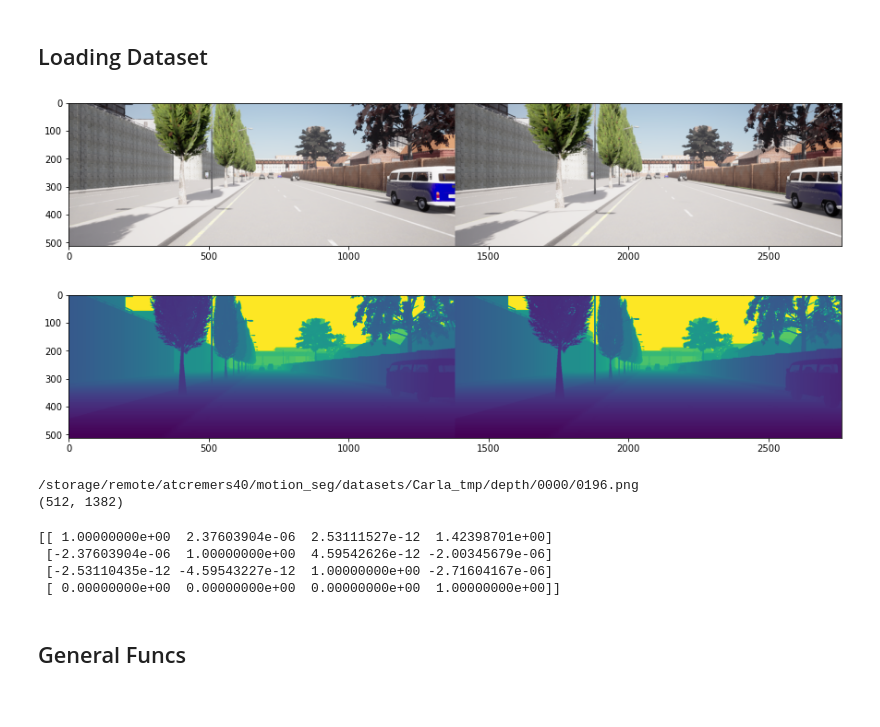
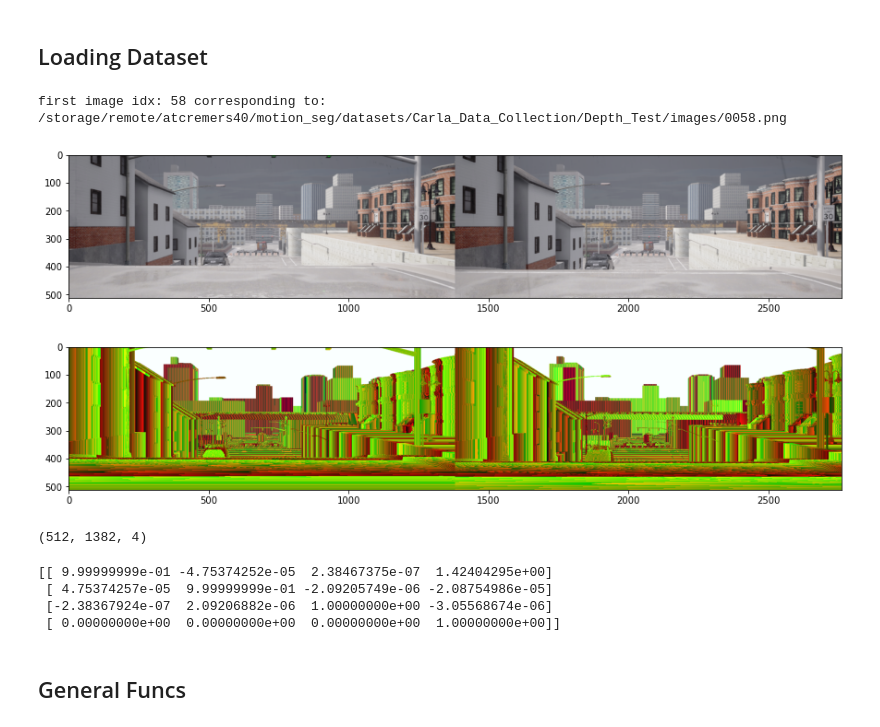
Before and after one commit to jonasdieker/motion_segmentation, a Jupyter notebook: unsupervised/static_scene_flow.ipynb, the cells around one changed output. Drawn from its saved outputs; the diff is of its cells as text; code cells hidden in the pictures.

```diff
--- a/unsupervised/static_scene_flow.ipynb
+++ b/unsupervised/static_scene_flow.ipynb
@@ -14,6 +14,7 @@ import cv2
 
 def read_depth(depth_file):
     depth = io.imread(depth_file)
+    print(depth.shape)
     depth = depth[:, :, 0] * 1.0 + depth[:, :, 1] * 256.0 + depth[:, :, 2] * (256.0 * 256)
     depth = depth * (1/ (256 * 256 * 256 - 1))
     return depth
@@ -31,29 +32,29 @@ def print_matrix(matrix):
         print(matrix[i,:])
     print("\n")
 
-data_root = "/storage/remote/atcremers40/motion_seg/datasets/Carla_tmp/"
-images = sorted(list(glob.glob(os.path.join(data_root, f"images/**/*.png"))))
-transformations = sorted(list(glob.glob(os.path.join(data_root, f"transformations/**/*.json"))))
-depths = sorted(list(glob.glob(os.path.join(data_root, f"depth/**/*.png"))))
-
-first_image_idx = 196
+# data_root = "/storage/remote/atcremers40/motion_seg/datasets/Carla_unsupervised/"
+data_root = "/storage/remote/atcremers40/motion_seg/datasets/Carla_Data_Collection/Depth_Test"
+images = sorted(list(glob.glob(os.path.join(data_root, f"images/*.png"))))
+transformations = sorted(list(glob.glob(os.path.join(data_root, f"transformations/*.json"))))
+depths = sorted(list(glob.glob(os.path.join(data_root, f"depth/raw/*.png"))))
+first_image_idx = np.random.choice(range(len(images)-1))
+first_image_idx = 58
+print(f"first image idx: {first_image_idx} corresponding to: {images[first_image_idx]}")
 offset = 1
 
 plot_pair(images[first_image_idx], images[first_image_idx+offset])
 # %% [output]
+first image idx: 58 corresponding to: /storage/remote/atcremers40/motion_seg/datasets/Carla_Data_Collection/Depth_Test/images/0058.png
-[figure, old version]
+[figure, new version]
 # %%
 depth0 = plt.imread(depths[first_image_idx])
 depth1 = plt.imread(depths[first_image_idx+offset])
 plot_pair(depths[first_image_idx], depths[first_image_idx+offset])
-print(depths[first_image_idx])
-print(depth0.shape)
-# plt.figure(figsize=(30,15))
-# plt.imshow(depth0)
+
+depth1 = read_depth(depths[first_image_idx+offset])
 # %% [output]
-[figure, old version]
+[figure, new version]
-/storage/remote/atcremers40/motion_seg/datasets/Carla_tmp/depth/0000/0196.png
-(512, 1382)
+(512, 1382, 4)
 # %%
 trs_list = []
 for i in range(len(transformations)):
@@ -66,9 +67,9 @@ for i in range(offset-1,0, -1):
 
 print(trs)
 # %% [output]
-[[ 1.00000000e+00  2.37603904e-06  2.53111527e-12  1.42398701e+00]
- [-2.37603904e-06  1.00000000e+00  4.59542626e-12 -2.00345679e-06]
- [-2.53110435e-12 -4.59543227e-12  1.00000000e+00 -2.71604167e-06]
+[[ 9.99999999e-01 -4.75374252e-05  2.38467375e-07  1.42404295e+00]
+ [ 4.75374257e-05  9.99999999e-01 -2.09205749e-06 -2.08754986e-05]
+ [-2.38367924e-07  2.09206882e-06  1.00000000e+00 -3.05568674e-06]
  [ 0.00000000e+00  0.00000000e+00  0.00000000e+00  1.00000000e+00]]
 # %% [markdown]
 ## General Funcs
```
Also changed, not shown: parts of 12 cells of this notebook, 1 other file.
